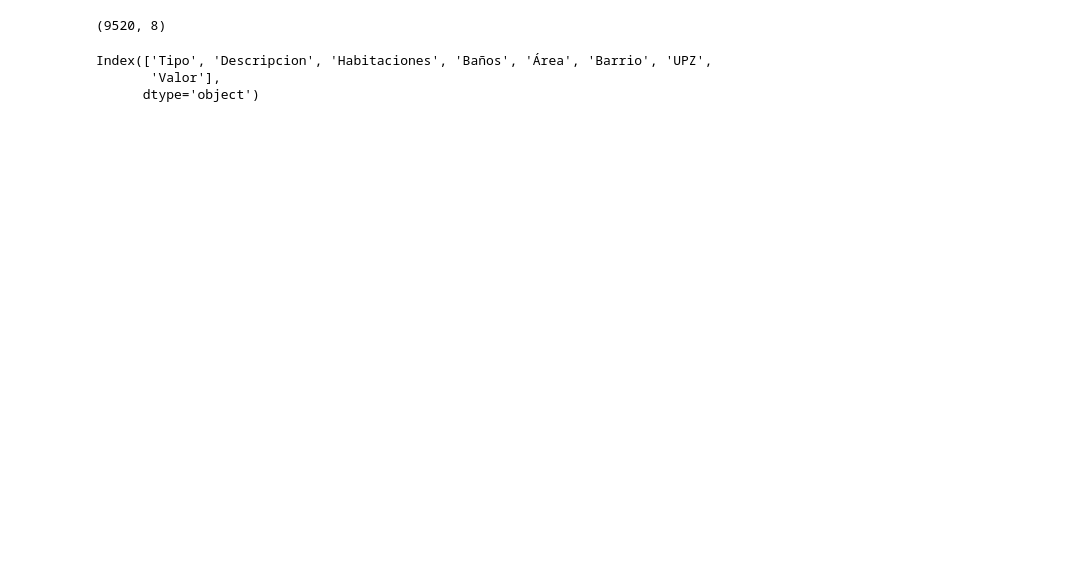
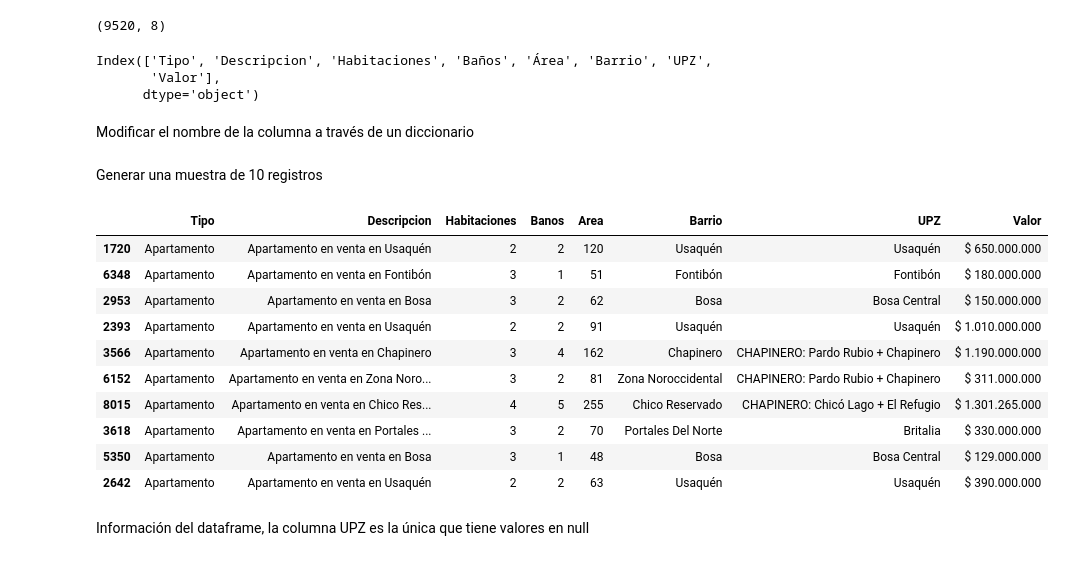
Before and after one commit to nestormarlier/alura-latam, a Jupyter notebook: Inmersion_Datos_Aula1.ipynb, the cells around one changed output. Saved outputs shown, nothing was run; the diff lists cells and outputs as text; code cells hidden in the pictures; blank space fills up the shorter version.

```diff
--- a/Inmersion_Datos_Aula1.ipynb
+++ b/Inmersion_Datos_Aula1.ipynb
@@ -26,3 +30,26 @@ inmuebles.columns
 Index(['Tipo', 'Descripcion', 'Habitaciones', 'Baños', 'Área', 'Barrio', 'UPZ',
        'Valor'],
       dtype='object')
+# %% [markdown]
+Modificar el nombre de la columna a través de un diccionario
+# %%
+columnas = {'Baños':'Banos','Área':'Area'}
+inmuebles = inmuebles.rename(columns=columnas)
+# %% [markdown]
+Generar una muestra de 10 registros
+# %%
+inmuebles.sample(10)
+# %% [output]
+|  | Tipo | Descripcion | Habitaciones | Banos | Area | Barrio | UPZ | Valor |
+| 1720 | Apartamento | Apartamento en venta en Usaquén | 2 | 2 | 120 | Usaquén | Usaquén | $ 650.000.000 |
+| 6348 | Apartamento | Apartamento en venta en Fontibón | 3 | 1 | 51 | Fontibón | Fontibón | $ 180.000.000 |
+| 2953 | Apartamento | Apartamento en venta en Bosa | 3 | 2 | 62 | Bosa | Bosa Central | $ 150.000.000 |
+| 2393 | Apartamento | Apartamento en venta en Usaquén | 2 | 2 | 91 | Usaquén | Usaquén | $ 1.010.000.000 |
+| 3566 | Apartamento | Apartamento en venta en Chapinero | 3 | 4 | 162 | Chapinero | CHAPINERO: Pardo Rubio + Chapinero | $ 1.190.000.000 |
+| 6152 | Apartamento | Apartamento en venta en Zona Noro... | 3 | 2 | 81 | Zona Noroccidental | CHAPINERO: Pardo Rubio + Chapinero | $ 311.000.000 |
+| 8015 | Apartamento | Apartamento en venta en Chico Res... | 4 | 5 | 255 | Chico Reservado | CHAPINERO: Chicó Lago + El Refugio | $ 1.301.265.000 |
+| 3618 | Apartamento | Apartamento en venta en Portales ... | 3 | 2 | 70 | Portales Del Norte | Britalia | $ 330.000.000 |
+| 5350 | Apartamento | Apartamento en venta en Bosa | 3 | 1 | 48 | Bosa | Bosa Central | $ 129.000.000 |
+| 2642 | Apartamento | Apartamento en venta en Usaquén | 2 | 2 | 63 | Usaquén | Usaquén | $ 390.000.000 |
+# %% [markdown]
+Información del dataframe, la columna UPZ es la única que tiene valores en null
```
Also changed, not shown: parts of 11 cells of this notebook.
